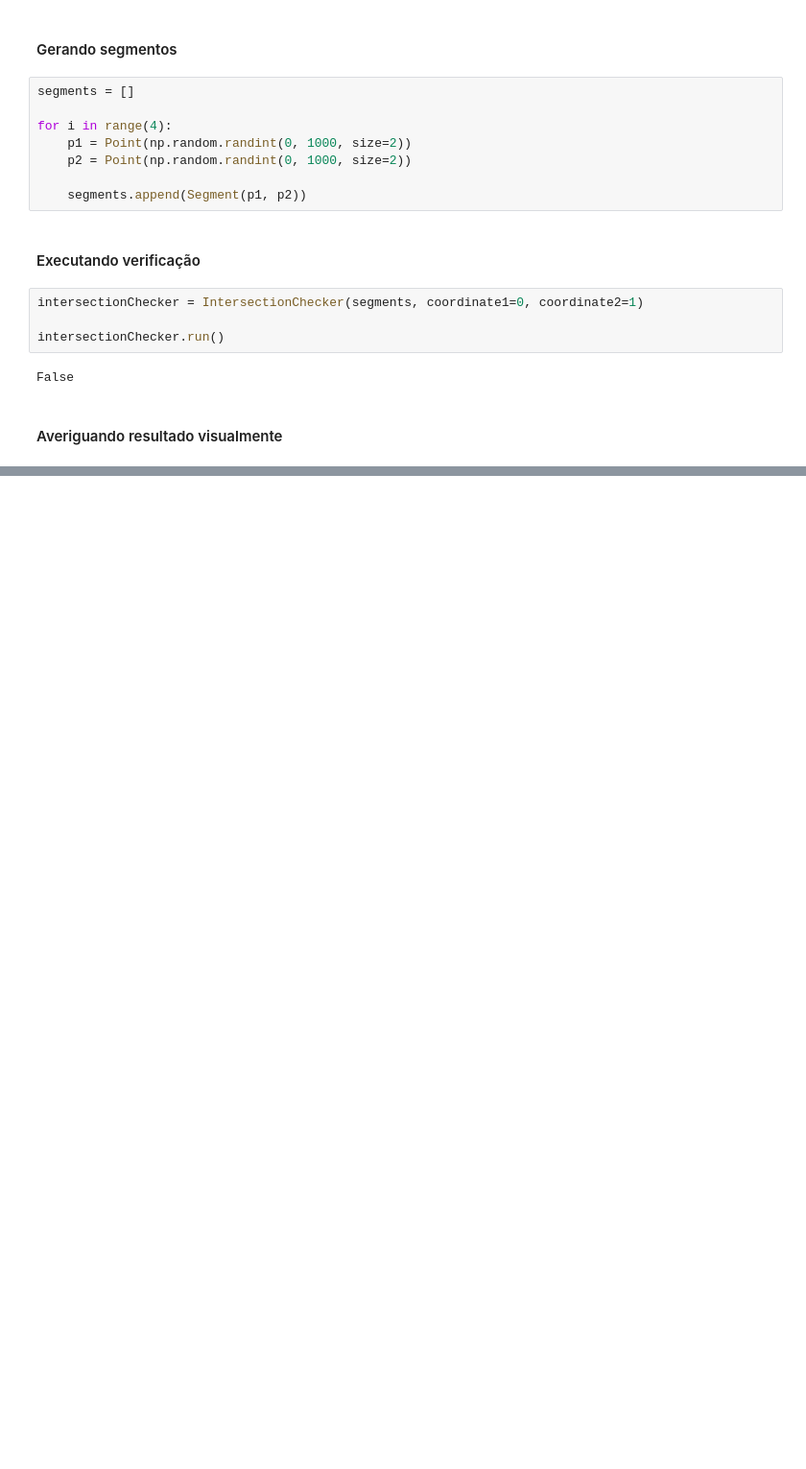
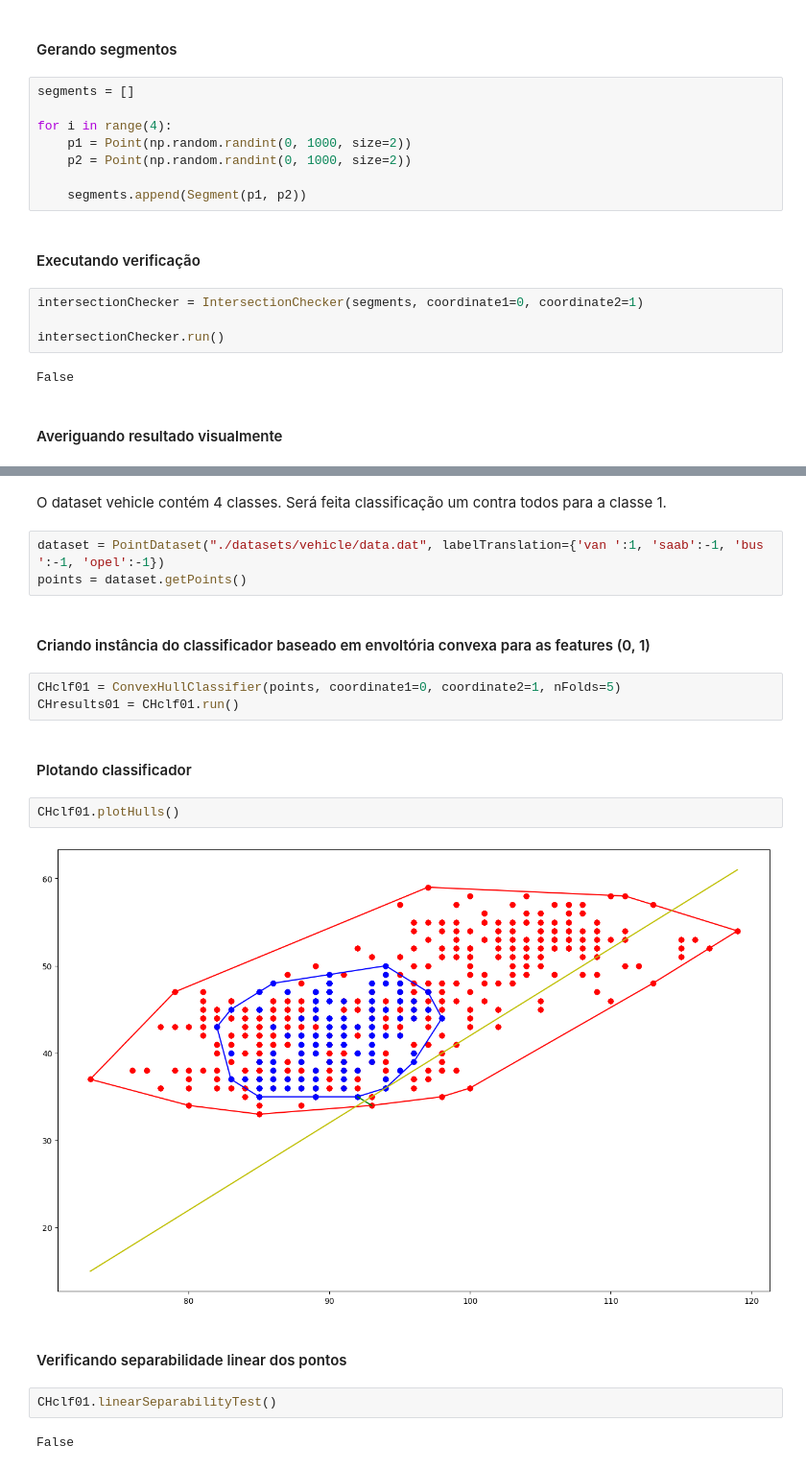
Before and after one commit to TuriAndrade/TP1-ALG2, a Jupyter notebook: documentation.ipynb, the cells around one changed output, grey strips where cells are left out. Shown: that part at 96% size. Saved outputs shown, nothing was run; the diff lists cells and outputs as text; blank space fills up the shorter version.

```diff
--- a/documentation.ipynb
+++ b/documentation.ipynb
@@ -224,0 +319,22 @@ for segment in segments:
+# %% [markdown]
+O dataset vehicle contém 4 classes. Será feita classificação um contra todos para a classe 1.
+# %%
+dataset = PointDataset("./datasets/vehicle/data.dat", labelTranslation={'van ':1, 'saab':-1, 'bus ':-1, 'opel':-1})
+points = dataset.getPoints()
+# %% [markdown]
+#### Criando instância do classificador baseado em envoltória convexa para as features (0, 1)
+# %%
+CHclf01 = ConvexHullClassifier(points, coordinate1=0, coordinate2=1, nFolds=5)
+CHresults01 = CHclf01.run()
+# %% [markdown]
+#### Plotando classificador
+# %%
+CHclf01.plotHulls()
+# %% [output]
+[figure, added]
+# %% [markdown]
+#### Verificando separabilidade linear dos pontos
+# %%
+CHclf01.linearSeparabilityTest()
+# %% [output]
+False
```
Also changed, not shown: parts of 63 cells of this notebook, 19 other files.
